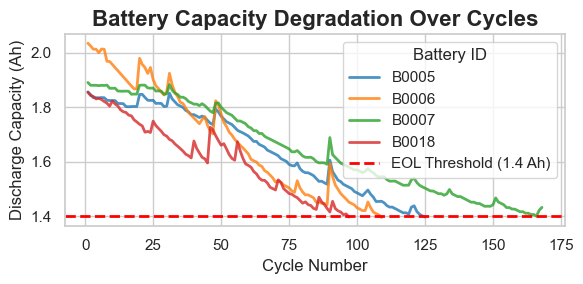
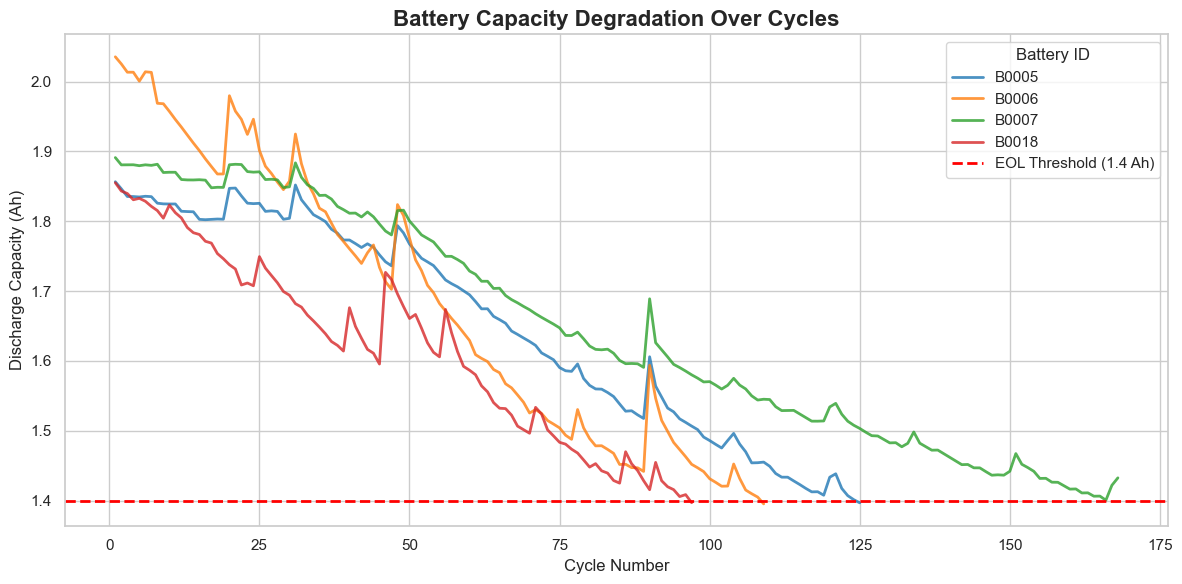
Unified diff of the notebook cell whose output changed from the first chart to the second:
--- before
+++ after
@@ -1,3 +1,3 @@
-plt.figure(figsize=(6, 3))
+plt.figure(figsize=(12,6))
 
 # 4. Plot discharge capacity over cycles for each battery automatically

Commit: feat: save models